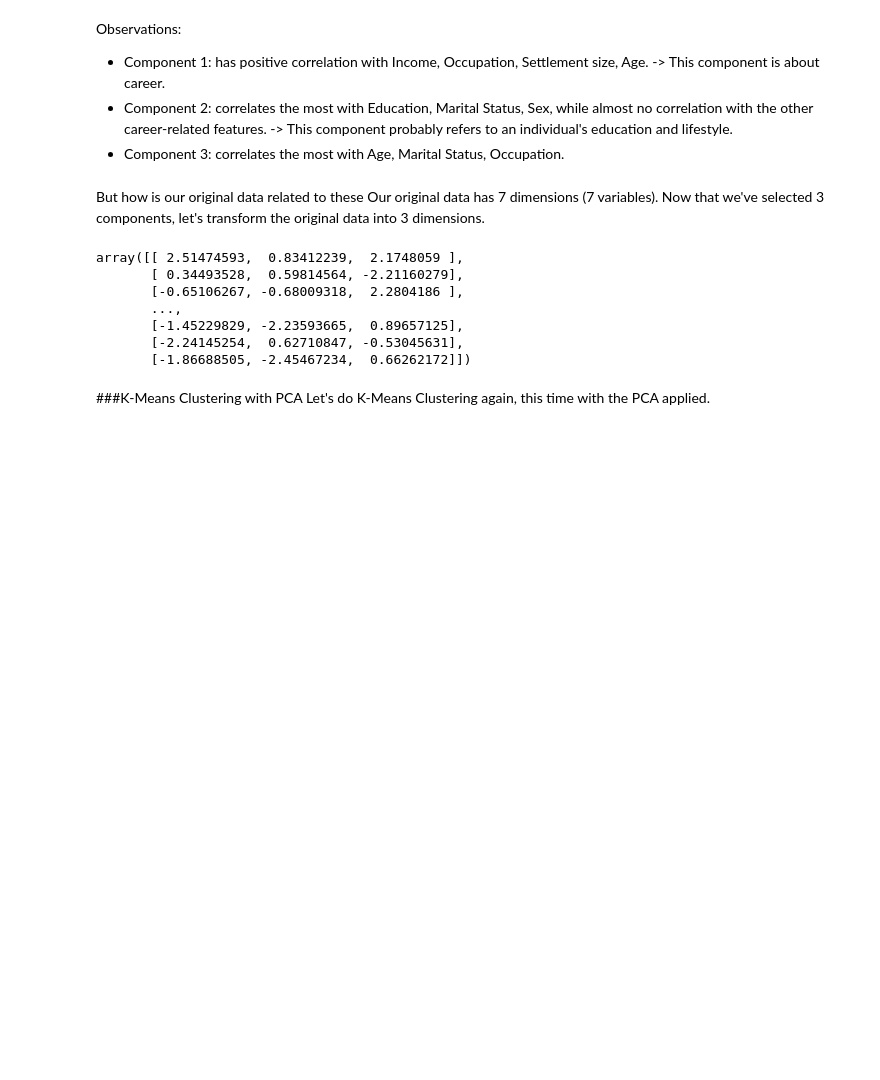
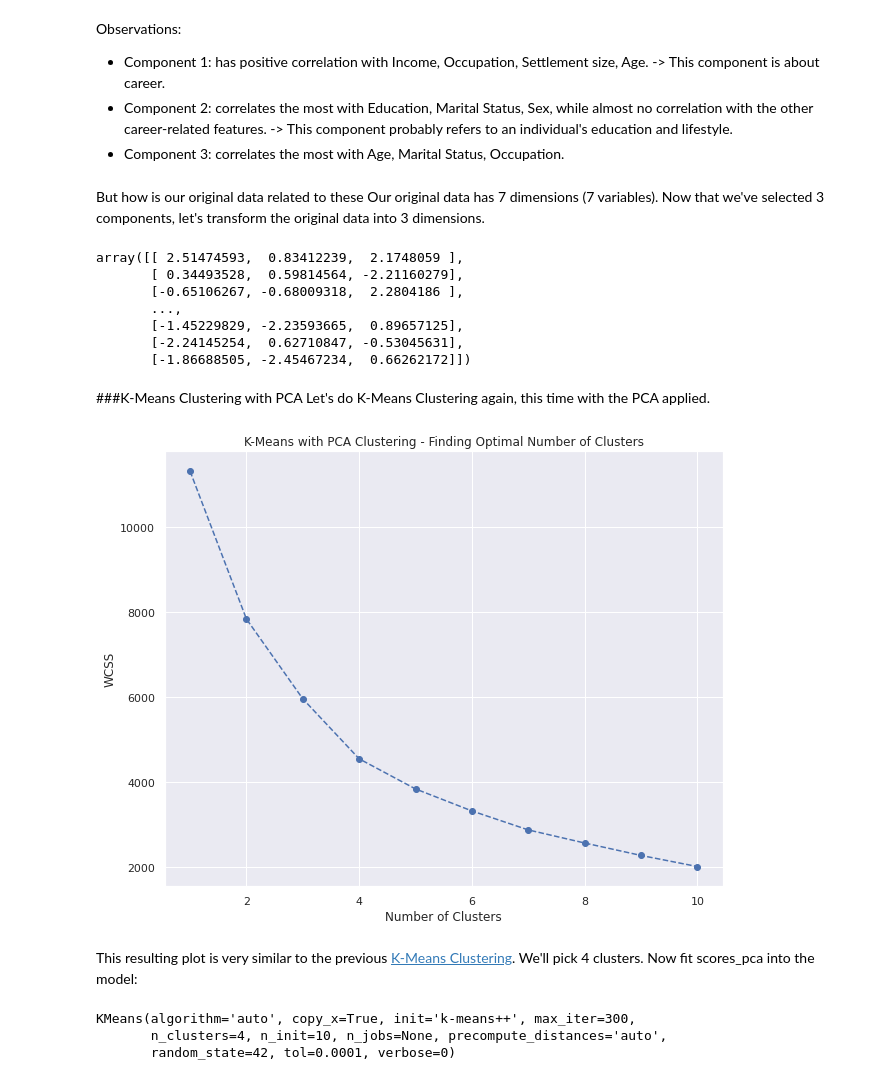
Before and after one commit to mihnguyen/udemy-customer-analytics, a Jupyter notebook: customer-segmentation/notebook_Customer_Segmentation.ipynb, the cells around one changed output. Cells and saved outputs as stored; diff of their text form; code cells hidden in the pictures; blank space fills up the shorter version.

Commit message:
Modify Colaboratory

```diff
--- a/customer-segmentation/notebook_Customer_Segmentation.ipynb
+++ b/customer-segmentation/notebook_Customer_Segmentation.ipynb
@@ -458,3 +459,35 @@ scores_pca = pca.transform(segmentation_standardized)
 # %% [markdown]
 ###K-Means Clustering with PCA
 Let's do K-Means Clustering again, this time with the PCA applied.
+# %%
+wcss = [] # Initialize
+for i in range(1,11):
+  kmeans_pca = KMeans(n_clusters = i,
+                  init = 'k-means++',
+                  random_state = 42)
+  kmeans_pca.fit(scores_pca)
+  wcss.append(kmeans_pca.inertia_)
+# %%
+plt.figure(figsize = (10,8))
+plt.plot(range(1,11), wcss, marker = 'o', linestyle = '--')
+plt.xlabel('Number of Clusters')
+plt.ylabel('WCSS')
+plt.title('K-Means with PCA Clustering - Finding Optimal Number of Clusters')
+plt.show()
+# %% [output]
+[figure, added]
+# %% [markdown]
+This resulting plot is very similar to the previous [K-Means Clustering](https://colab.research.google.com/drive/19Gveo7lCdMonc_c3-jBPqigefoymkziE#scrollTo=mZFbHgo2IgJj). We'll pick 4 clusters.
+Now fit scores_pca into the model:
+# %%
+kmeans_pca = KMeans(
+    n_clusters = 4,
+    init = 'k-means++',
+    random_state = 42
+)
+
+kmeans_pca.fit(scores_pca)
+# %% [output]
+KMeans(algorithm='auto', copy_x=True, init='k-means++', max_iter=300,
+       n_clusters=4, n_init=10, n_jobs=None, precompute_distances='auto',
+       random_state=42, tol=0.0001, verbose=0)
```
Also changed, not shown: parts of 7 cells of this notebook.
